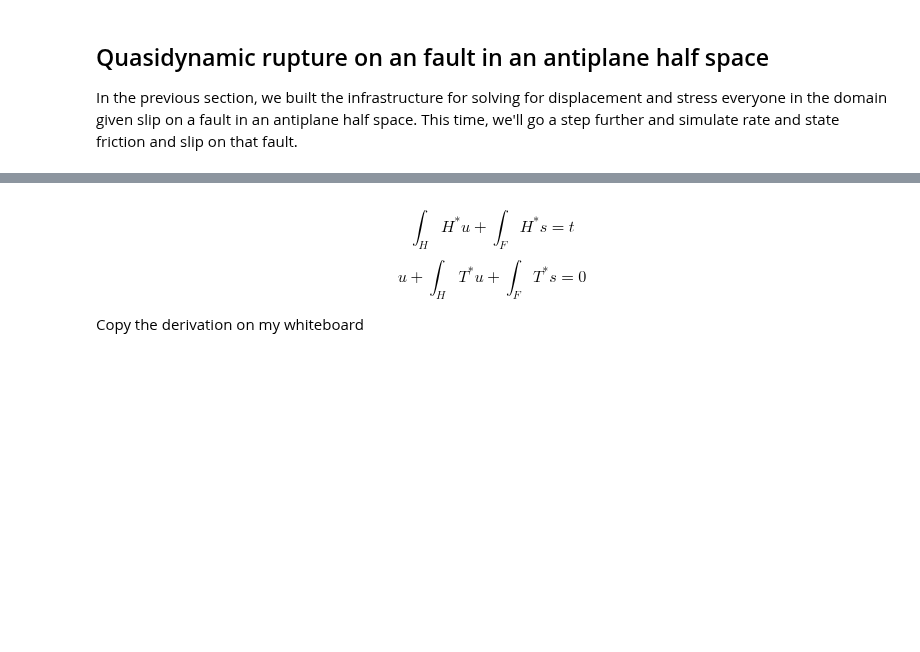
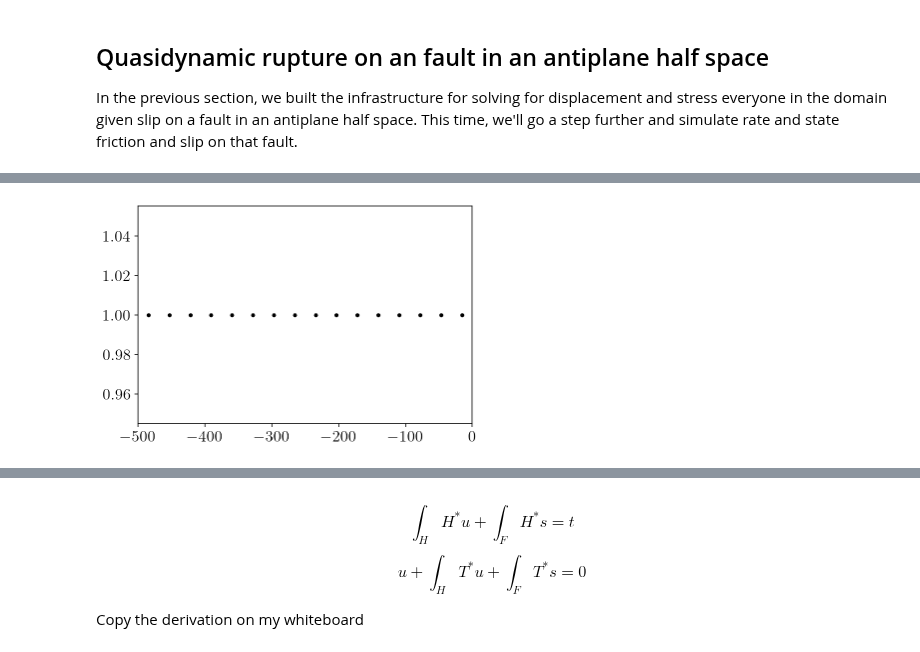
Before and after one commit to tbenthompson/tectosaur2, a Jupyter notebook: tutorials/c1qbx/part6_qd.ipynb, the cells around one changed output, grey strips where cells are left out. Saved outputs shown, nothing was run; the diff lists cells and outputs as text; code cells hidden in the pictures; blank space fills up the shorter version.

```diff
--- a/tutorials/c1qbx/part6_qd.ipynb
+++ b/tutorials/c1qbx/part6_qd.ipynb
@@ -167,3 +170,9 @@ for N in range(5,7):
+# %%
+plt.plot(fault.pts[:,1], np.diag(total_fault_slip_to_fault_traction) < 0,'k.')
+plt.xlim([-500,0])
+plt.show()
+# %% [output]
+[figure, added]
 # %%
 analytical_sd = -np.arctan(-fault_bottom / free.pts[:,0]) / np.pi
 numerical_sd = free_disp_solve_mat_inv.dot(-fault_slip_to_free_disp).sum(axis=1)
```
Also changed, not shown: parts of 35 cells of this notebook, 3 other files.
